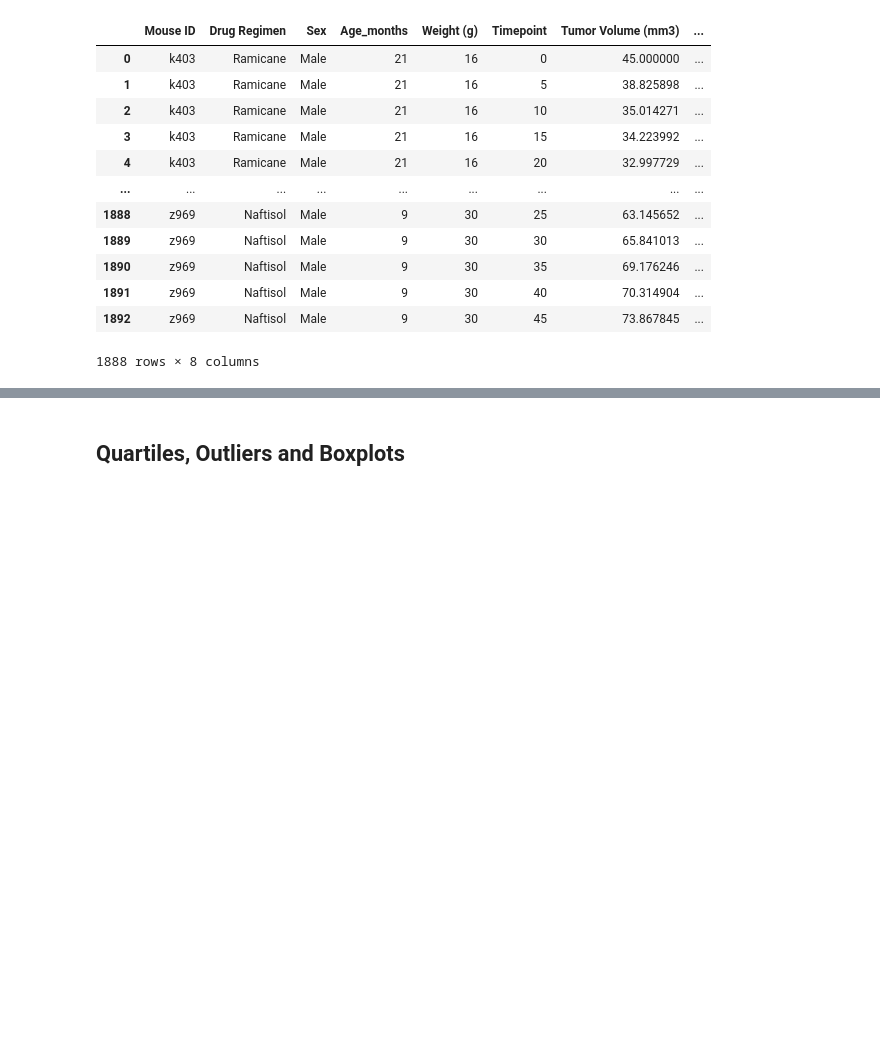
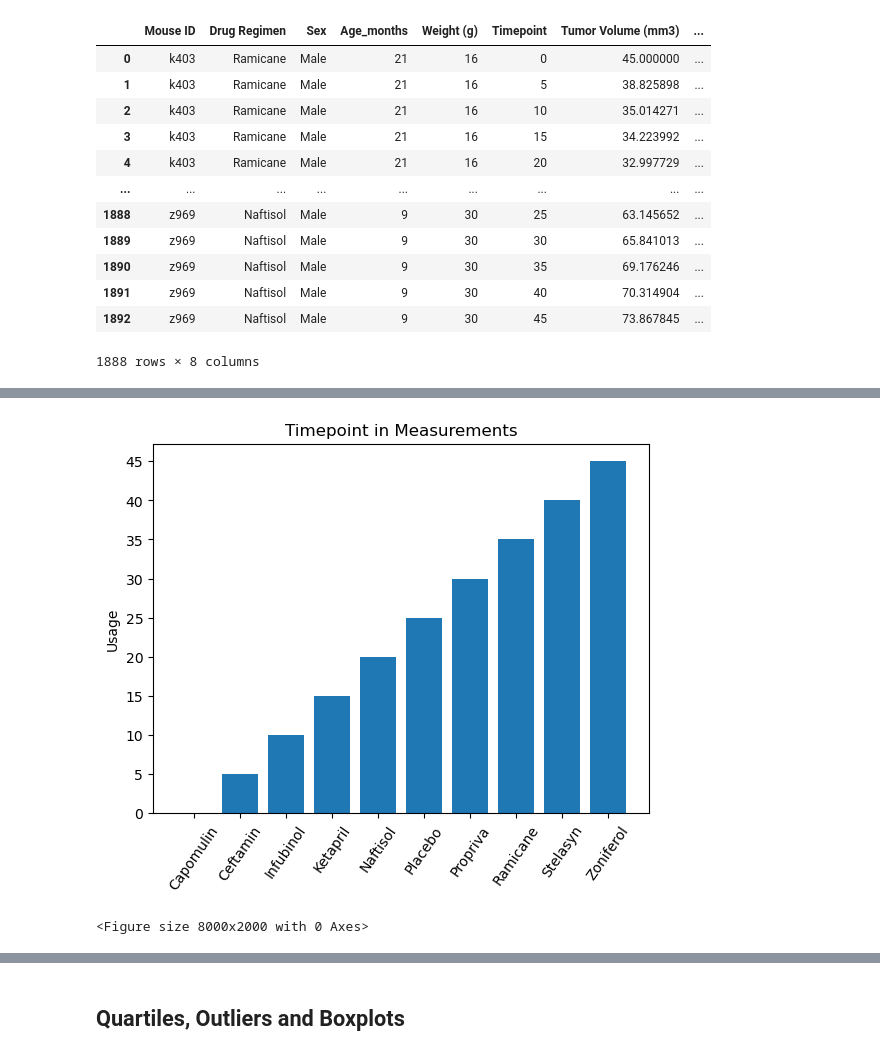
Before and after one commit to AnneNiemiec/Matplotlib, a Jupyter notebook: pymaceuticals.ipynb, the cells around one changed output, grey strips where cells are left out. Saved outputs shown, nothing was run; the diff lists cells and outputs as text; code cells hidden in the pictures; blank space fills up the shorter version.

Commit message:
Bar charts complete

```diff
--- a/pymaceuticals.ipynb
+++ b/pymaceuticals.ipynb
@@ -169,2 +160,22 @@ df_measurement_count
 [figure]
+# %%
+## Generate a bar plot showing the total number of measurements taken on each drug regimen using pyplot.
+import matplotlib.pyplot as plt;plt.rcdefaults()
+
+#Datasets
+Regimen=('Capomulin','Ceftamin','Infubinol','Ketapril','Naftisol','Placebo','Propriva','Ramicane','Stelasyn','Zoniferol')
+y_pos=np.arange(len(Regimen))
+Timepoint=('0','5','10','15','20','25','30','35','40','45')
+
+#Plotting
+plt.bar(y_pos,Timepoint)
+plt.xticks(y_pos,Regimen,ha='center',rotation=55,fontsize=10)
+plt.ylabel('Usage')
+plt.title('Timepoint in Measurements')
+plt.figure(figsize=(80,20))
+plt.show()
+llllll
+# %% [output]
+[figure, added]
+<Figure size 8000x2000 with 0 Axes>
 # %%
```
Also changed, not shown: parts of 4 cells of this notebook.
